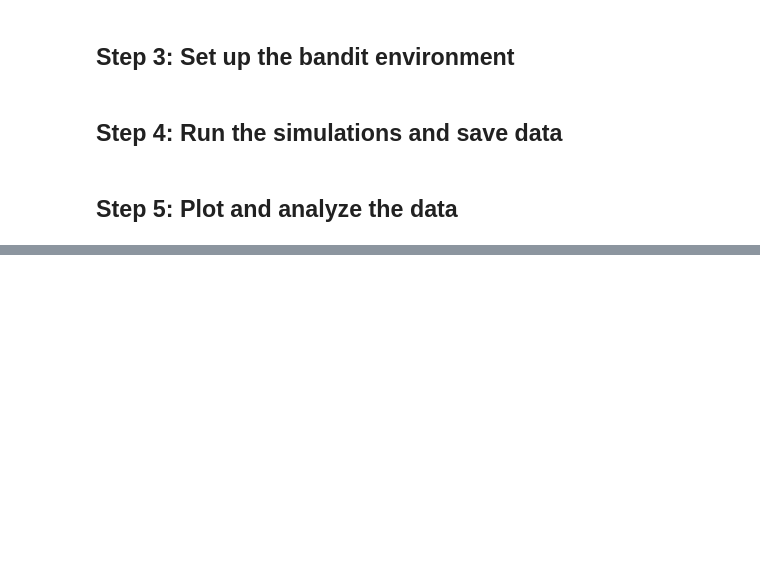
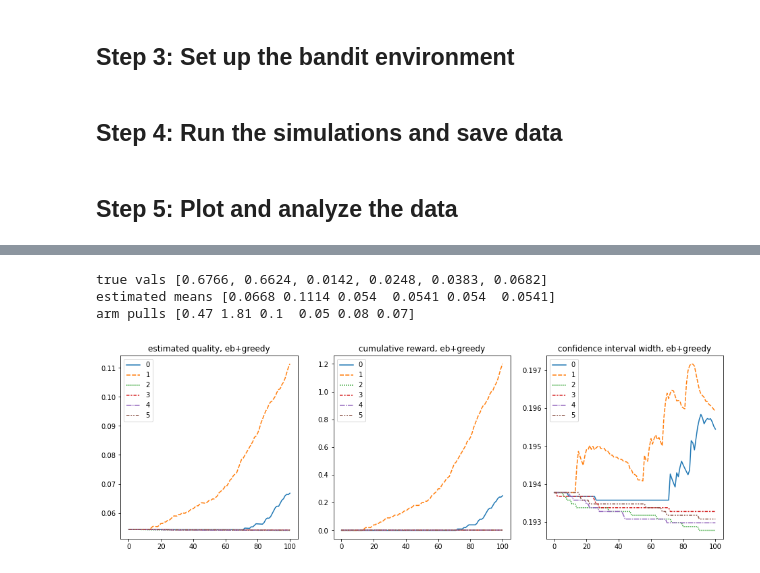
Before and after one commit to LEFTA98/ratings_with_eb, a Jupyter notebook: mab_experiments.ipynb, the cells around one changed output, grey strips where cells are left out. Saved outputs shown, nothing was run; the diff lists cells and outputs as text; code cells hidden in the pictures; blank space fills up the shorter version.

```diff
--- a/mab_experiments.ipynb
+++ b/mab_experiments.ipynb
@@ -188,2 +206,9 @@ eb_greedy_prior_data, eb_greedy_rewards_data, eb_greedy_plays = run_multiarmed_b
+# %%
+eb_greedy_prior_data, eb_greedy_rewards_data, eb_greedy_plays_data = run_multiarmed_bandit(kuairec_chosen,
+                                                                       sampled_videos,
+                                                                       eb_priors,
+                                                                       epsilon_greedy_action,
+                                                                       timesteps=timesteps,
+                                                                       num_sims=num_sims)
 # %% [markdown]
 ## Step 5: Plot and analyze the data
@@ -265,0 +312,14 @@ arm pulls [479.4 481.2   9.2  10.5   8.9  10.8]
+# %%
+f, axes = plt.subplots(1, 3)
+f.set_size_inches(16, 5)
+sns.lineplot(eb_greedy_means, ax=axes[0]).set_title('estimated quality, eb+greedy')
+sns.lineplot(eb_greedy_rewards, ax=axes[1]).set_title('cumulative reward, eb+greedy')
+sns.lineplot(eb_greedy_conf_width, ax=axes[2]).set_title('confidence interval width, eb+greedy')
+print('true vals', list(video_df[videos_of_interest].values.round(4)))
+print('estimated means', eb_greedy_means[-1,:].round(4))
+print('arm pulls', eb_greedy_plays)
+# %% [output]
+true vals [0.6766, 0.6624, 0.0142, 0.0248, 0.0383, 0.0682]
+estimated means [0.0668 0.1114 0.054  0.0541 0.054  0.0541]
+arm pulls [0.47 1.81 0.1  0.05 0.08 0.07]
+[figure, added]
```
Also changed, not shown: parts of 25 cells of this notebook.
